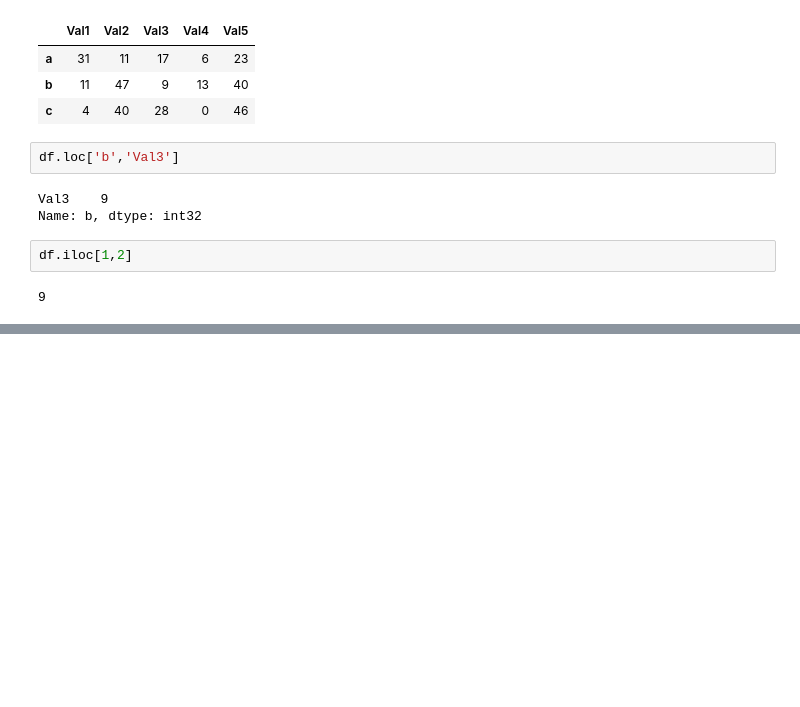
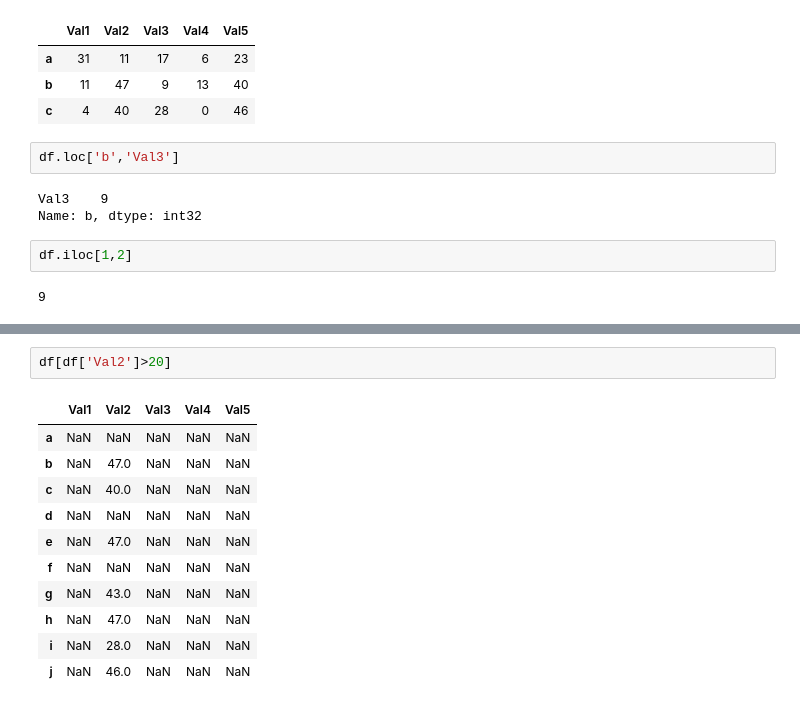
Before and after one commit to atibp1722/working-with-data, a Jupyter notebook: pandas-operations.ipynb, the cells around one changed output, grey strips where cells are left out. Drawn from its saved outputs; the diff is of its cells as text; blank space fills up the shorter version.

```diff
--- a/pandas-operations.ipynb
+++ b/pandas-operations.ipynb
@@ -155,0 +266,14 @@ df.iloc[1,2]
+# %%
+df[df['Val2']>20]
+# %% [output]
+|  | Val1 | Val2 | Val3 | Val4 | Val5 |
+| a | NaN | NaN | NaN | NaN | NaN |
+| b | NaN | 47.0 | NaN | NaN | NaN |
+| c | NaN | 40.0 | NaN | NaN | NaN |
+| d | NaN | NaN | NaN | NaN | NaN |
+| e | NaN | 47.0 | NaN | NaN | NaN |
+| f | NaN | NaN | NaN | NaN | NaN |
+| g | NaN | 43.0 | NaN | NaN | NaN |
+| h | NaN | 47.0 | NaN | NaN | NaN |
+| i | NaN | 28.0 | NaN | NaN | NaN |
+| j | NaN | 46.0 | NaN | NaN | NaN |
```
Also changed, not shown: parts of 14 cells of this notebook.
